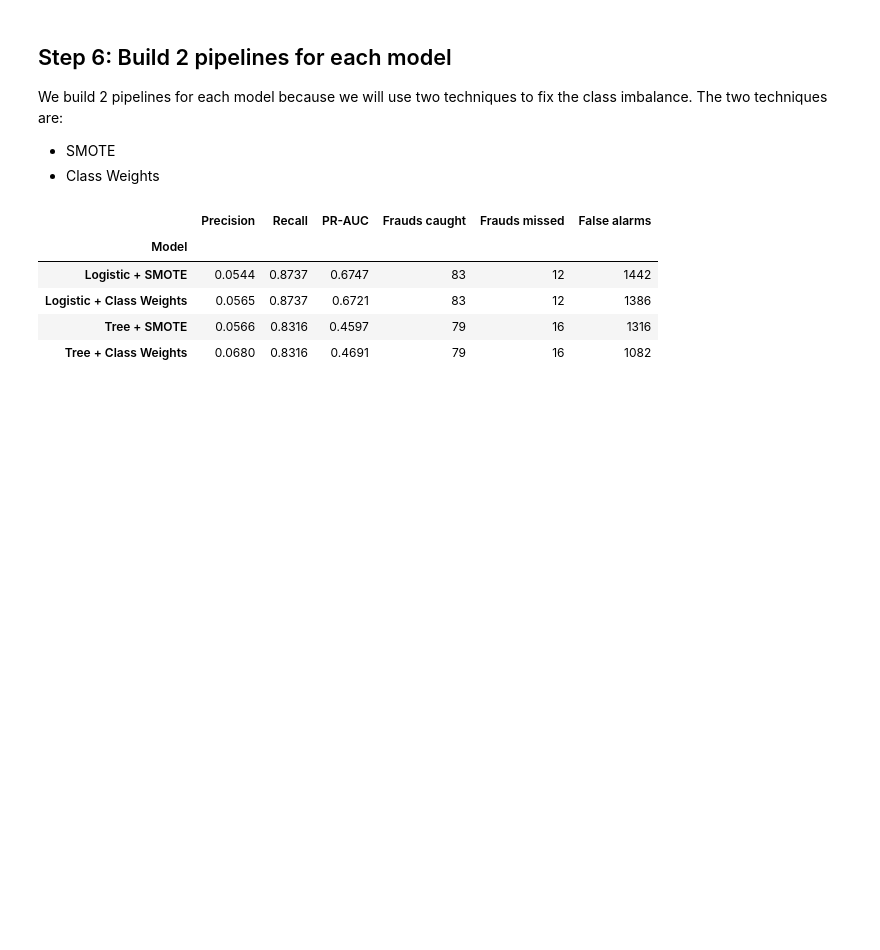
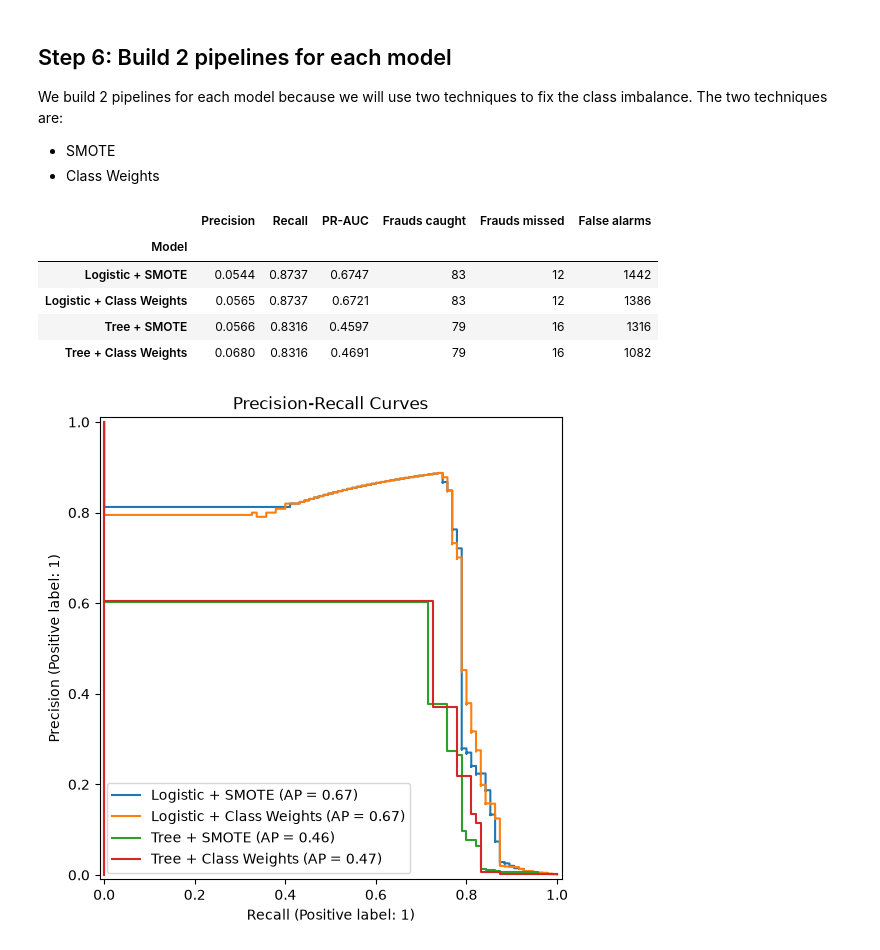
Before and after one commit to Ebaq003/fraud-detection, a Jupyter notebook: fraud-detection.ipynb, the cells around one changed output. Drawn from its saved outputs; the diff is of its cells as text; code cells hidden in the pictures; blank space fills up the shorter version.

Commit message:
Add precision-recall curves

```diff
--- a/fraud-detection.ipynb
+++ b/fraud-detection.ipynb
@@ -242,6 +241,18 @@ results_df
 | Logistic + Class Weights | 0.0565 | 0.8737 | 0.6721 | 83 | 12 | 1386 |
 | Tree + SMOTE | 0.0566 | 0.8316 | 0.4597 | 79 | 16 | 1316 |
 | Tree + Class Weights | 0.0680 | 0.8316 | 0.4691 | 79 | 16 | 1082 |
+# %%
+# plotting the PR-AUC curves
+os.makedirs("images", exist_ok=True)
+
+fig, ax = plt.subplots(figsize=(8, 6))
+for name, pipe in pipelines.items():
+    PrecisionRecallDisplay.from_estimator(pipe, X_test, y_test, name=name, ax=ax)
+ax.set_title("Precision-Recall Curves")
+plt.savefig("images/pr_curves.png", dpi=150, bbox_inches="tight")
+plt.show()
+# %% [output]
+[figure, added]
 # %% [markdown]
 ## Conclusion
 
```
Also changed, not shown: parts of 3 cells of this notebook, 1 other file.
